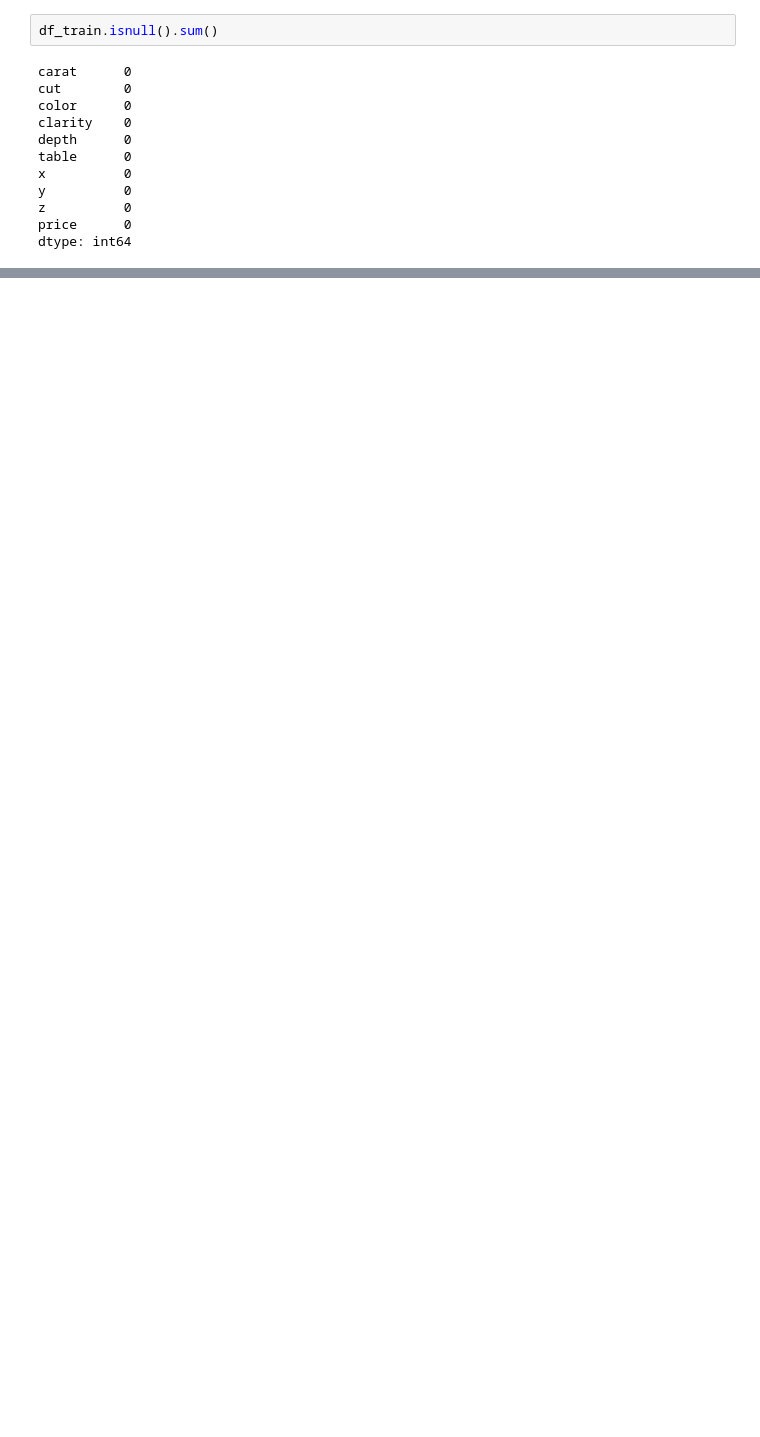
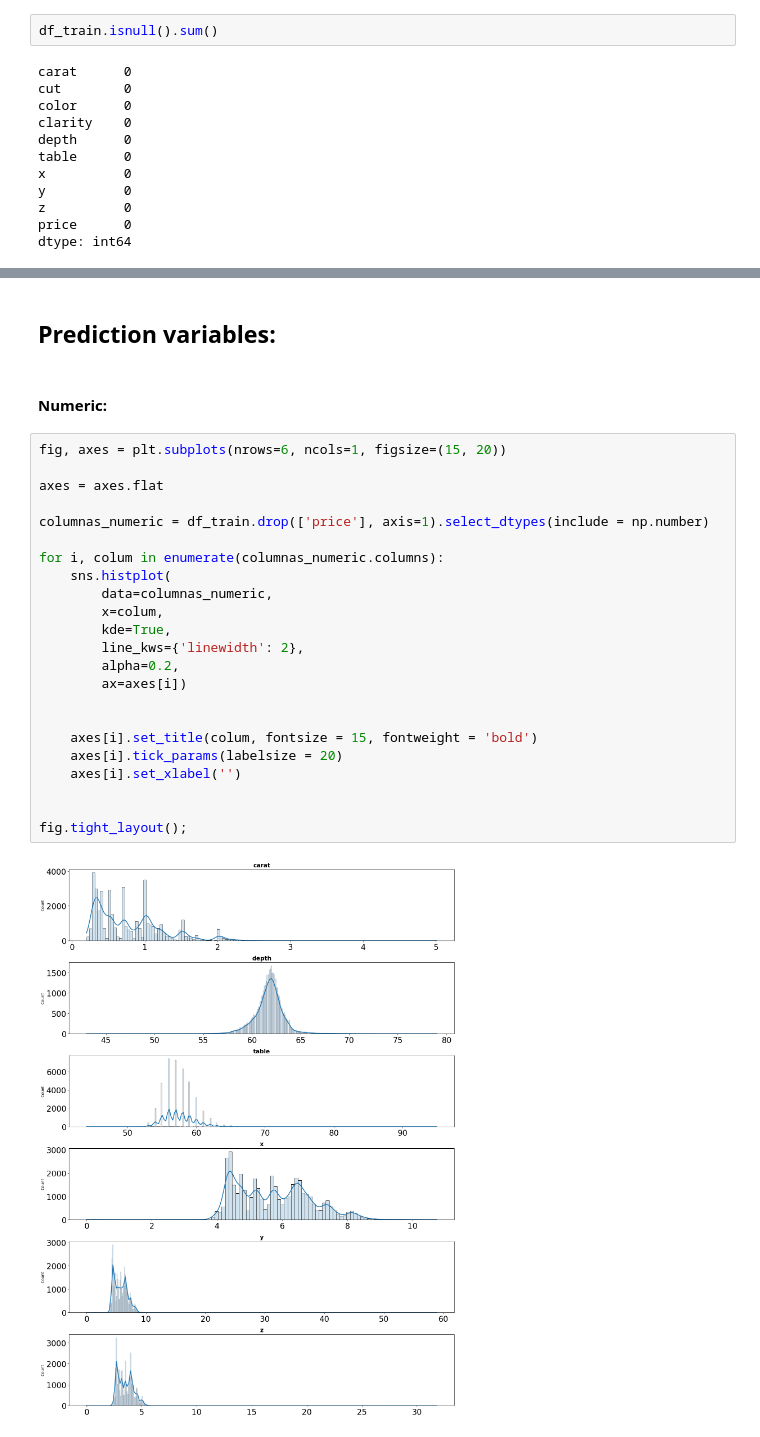
Before and after one commit to juanmolera/ML-project, a Jupyter notebook: notebooks/1-eda.ipynb, the cells around one changed output, grey strips where cells are left out. Cells and saved outputs as stored; diff of their text form; blank space fills up the shorter version.

```diff
--- a/notebooks/1-eda.ipynb
+++ b/notebooks/1-eda.ipynb
@@ -130,0 +221,29 @@ This will become an error in seaborn v0.14.0; please update your code.
+# %% [markdown]
+## Prediction variables:
+# %% [markdown]
+#### Numeric:
+# %%
+fig, axes = plt.subplots(nrows=6, ncols=1, figsize=(15, 20))
+
+axes = axes.flat
+
+columnas_numeric = df_train.drop(['price'], axis=1).select_dtypes(include = np.number)
+
+for i, colum in enumerate(columnas_numeric.columns):
+    sns.histplot(
+        data=columnas_numeric,
+        x=colum,
+        kde=True,
+        line_kws={'linewidth': 2},
+        alpha=0.2,
+        ax=axes[i])
+
+
+    axes[i].set_title(colum, fontsize = 15, fontweight = 'bold')
+    axes[i].tick_params(labelsize = 20)
+    axes[i].set_xlabel('')
+
+
+fig.tight_layout();
+# %% [output]
+[figure, added]
```
Also changed, not shown: parts of 34 cells of this notebook, 5 other files.
